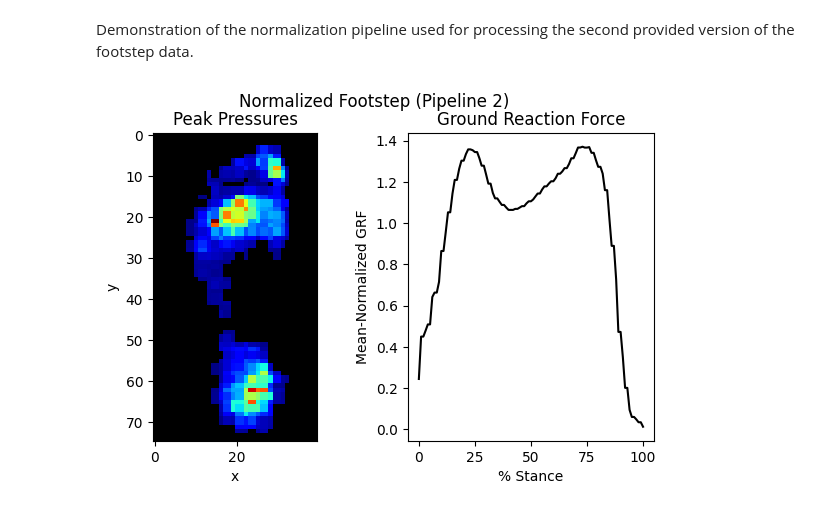
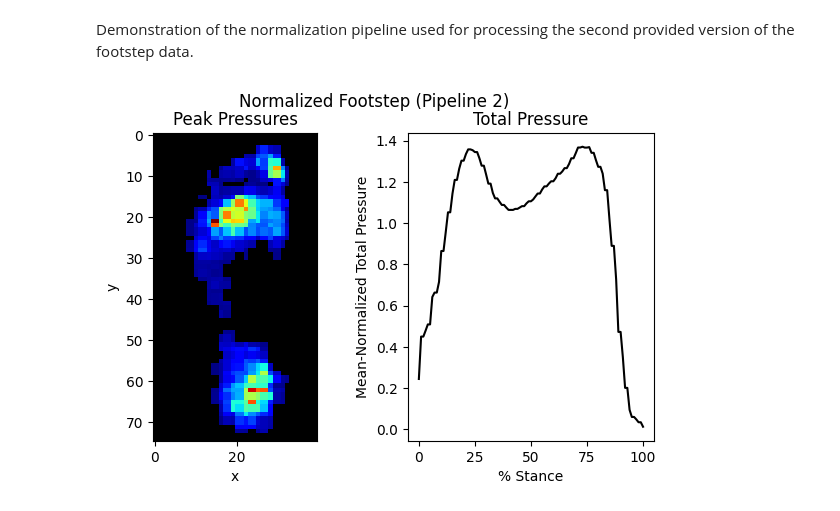
Before and after one commit to UNB-StepUP/StepUP-P150, a Jupyter notebook: python/normalize_footsteps.ipynb, the cells around one changed output. Drawn from its saved outputs; the diff is of its cells as text; code cells hidden in the pictures.

```diff
--- a/python/normalize_footsteps.ipynb
+++ b/python/normalize_footsteps.ipynb
@@ -58,7 +58,7 @@ def spatial_flip(footstep,orientation):
 
   return footstep_upright
 
-# rotate centered footstep using direction of PC1
+# rotate centered footstep using direction of first principal component axis
 def spatial_rotation(footstep):
 
   # get peak pressure image
@@ -67,8 +67,7 @@ def spatial_rotation(footstep):
   # get angle of first principal component axis
   c, r = np.where(img_peak > 0)
   X = np.array([c,r]).T
-  pca = PCA(n_components=2)
-  projected = pca.fit_transform(X)
+  pca = PCA(n_components=2).fit(X)
   angle = np.arctan2(pca.components_[0,1], pca.components_[0,0])
   angle = np.degrees(angle)
 
@@ -78,8 +77,8 @@ def spatial_rotation(footstep):
 
   rotation_angle = -angle
 
-  # grow image to allow room for rotation
-  max_sz = max(footstep.shape)
+  # enlarge to allow room for rotation
+  max_sz = max(footstep.shape[1:])
   footstep_rotated = np.zeros((footstep.shape[0],max_sz,max_sz))
 
   # rotate each frame and pad to desired shape
@@ -242,24 +241,21 @@ def temporal_zeropad(footstep,t = 300):
 # %% [markdown]
 Amplitude Normalization
 # %%
-# Rescale amplitude by mean of ground reaction force.
-# The rescaled footstep's GRF time series will have a mean of 1.
-def amplitude_meanGRF(footstep):
-    mean_GRF = footstep.sum((1,2)).mean()
-    return footstep/mean_GRF, mean_GRF
+# Rescale amplitude by the average total pressure of the footstep.
+def amplitude_meanpressure(footstep):
+    mean_pressure = footstep.sum((1,2)).mean()
+    return footstep/mean_pressure, mean_pressure
 
 # Rescale amplitude to a minimum value of 0 and maximum of one.
 def amplitude_minmax(footstep):
     return (footstep - footstep.min())/(footstep.max() - footstep.min())
 
 # Rescale amplitude by the participant's measured body weight.
-# The rescaled footstep's GRF time series will be 1 where the ground
-# reaction force is exactly equal to the participant's weight.
 def amplitude_bodyweight(footstep,body_mass,rx = 0.005,ry = 0.005):
     # convert body mass to N
     body_weight = body_mass * 9.81
 
-    # scaling factor for converting footstep GRF to N
+    # scaling factor for converting footstep's total pressure into GRF to N
     pix_per_m2 = 1/(rx * ry)
     scale_factor = 1000/pix_per_m2
 
@@ -534,34 +530,34 @@ footstep_flipped = spatial_flip(footstep,orientation)
 
 # rotate according to first principal component axis
 footstep_rotated,rotation_angle = spatial_rotation(footstep_flipped)
 
 # resize to length of 70 and width 25 pixels (should be applied after rotation)
 footstep_resized,foot_length,foot_width = spatial_resizing(footstep_rotated,w_sole = w_sole,l_sole = l_sole)
 
 # zero-pad spatially to 75 x 40 pixels
 footstep_padded = spatial_zeropad(footstep_resized,w = w,h = h)
 
 # center footstep based on its extreme limits (bounding box)
 footstep_translated = spatial_translation(footstep_padded,alignment_method = 'bbox',thresh = 10)
 
 ####### APPLY TEMPORAL NORMALIZATION ############
 footstep_interp = temporal_interpolation(footstep_translated,t = t)
 
 ####### APPLY AMPLITUDE NORMALIZATION ###########
-footstep_norm, mean_GRF = amplitude_meanGRF(footstep_interp)
+footstep_norm, mean_pressure = amplitude_meanpressure(footstep_interp)
 
 # plot normalized footstep
 fig, ax = plt.subplots(1,2,figsize = (7,4))
 fig.suptitle('Normalized Footstep (Pipeline 2)')
 ax[0].imshow(footstep_norm.max(0),cmap = cmap)
 ax[0].set_title('Peak Pressures')
 ax[0].set_xlabel('x')
 ax[0].set_ylabel('y')
 
 ax[1].plot(footstep_norm.sum((1,2)),'-k')
-ax[1].set_title('Ground Reaction Force')
+ax[1].set_title('Total Pressure')
 ax[1].set_xlabel('% Stance')
-ax[1].set_ylabel('Mean-Normalized GRF')
+ax[1].set_ylabel('Mean-Normalized Total Pressure')
 plt.show()
 # %% [output]
-[figure, old version]
+[figure, new version]
```
Also changed, not shown: parts of 4 cells of this notebook, 2 other files.
